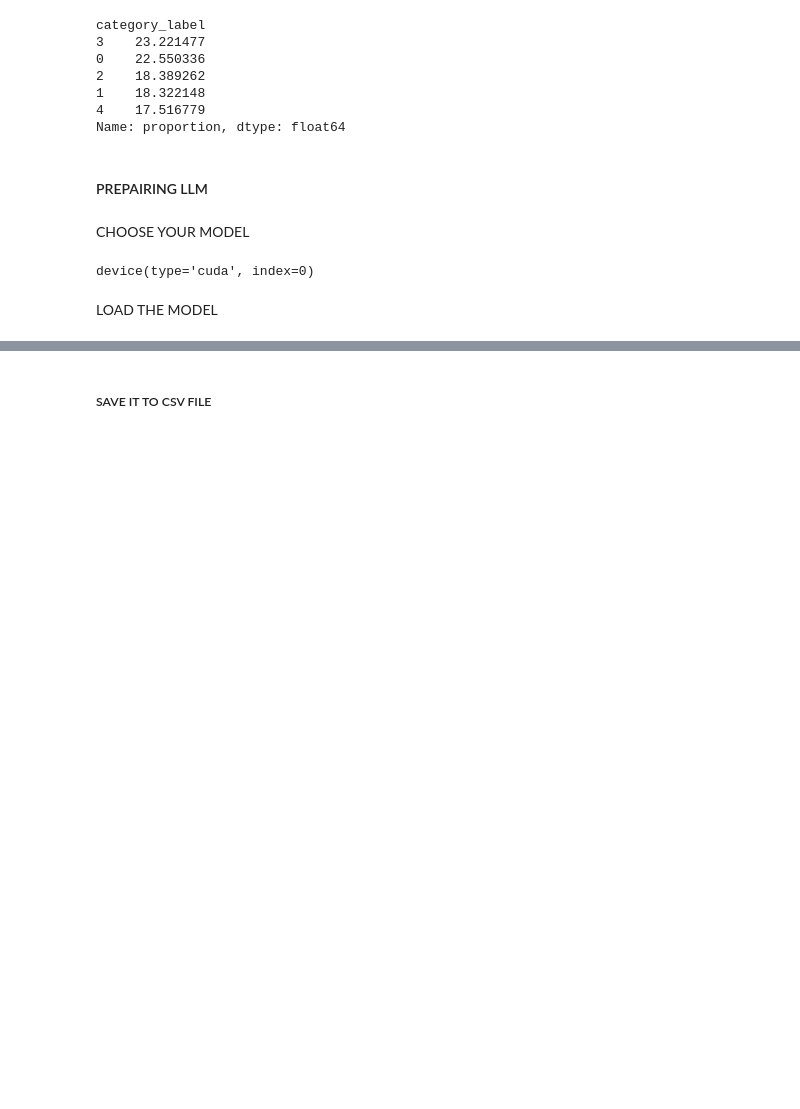
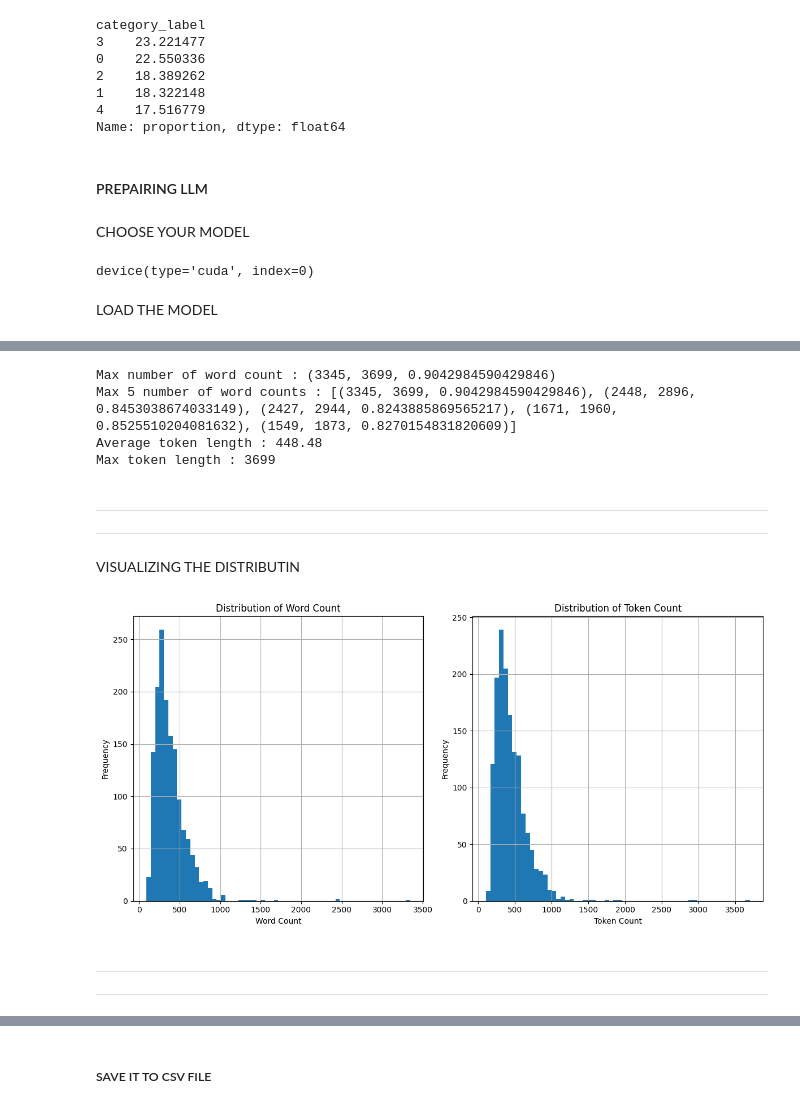
Before and after one commit to HappyBravo/IISc_selectionProblems, a Jupyter notebook: Problem_2/problem2.ipynb, the cells around one changed output, grey strips where cells are left out. Cells and saved outputs as stored; diff of their text form; code cells hidden in the pictures; blank space fills up the shorter version.

```diff
--- a/Problem_2/problem2.ipynb
+++ b/Problem_2/problem2.ipynb
@@ -307,0 +323,16 @@ USE IT
+# %%
+def no_tokens(text):
+    num_tokens = 0
+    word_len = 0
+    ratioo = 1.0
+    with torch.no_grad():
+        # tokenize whole text
+        word_len = len(text.strip().split())
+        inputs = tokenizer([text], return_tensors="pt")
+        num_tokens = len(inputs["input_ids"][0])
+        ratioo = word_len/num_tokens
+        print(f"-- Words = {word_len}, tokens = {num_tokens}, ratio = {ratioo}")
+    return (word_len, num_tokens, ratioo)
+
+print(f"Max acceptable token limit : {max_accept}")
+num_tokenss = df['text'].apply(no_tokens)
@@ -307,0 +358,16 @@ USE IT
+# %%
+print("Max number of word count :",max(num_tokenss))
+print("Max 5 number of word counts :", sorted(num_tokenss, reverse=1)[:5])
+print("Average token length :", round(np.mean([i[1] for i in num_tokenss]), 2))
+print("Max token length :", np.max([i[1] for i in num_tokenss]))
+# %% [output]
+Max number of word count : (3345, 3699, 0.9042984590429846)
+Max 5 number of word counts : [(3345, 3699, 0.9042984590429846), (2448, 2896, 0.8453038674033149), (2427, 2944, 0.8243885869565217), (1671, 1960, 0.8525510204081632), (1549, 1873, 0.8270154831820609)]
+Average token length : 448.48
+Max token length : 3699
+# %% [markdown]
+----
+
+----
+# %% [markdown]
+VISUALIZING THE DISTRIBUTIN
@@ -307,0 +376,35 @@ USE IT
+# %%
+# Extract word_count and token_count from the data
+dataa = []
+dataa[:] = num_tokenss[:] # COPYING
+
+word_counts = [item[0] for item in dataa]
+token_counts = [item[1] for item in dataa]
+
+# Create a figure with two subplots
+fig, axs = plt.subplots(1, 2, figsize=(12, 6))
+
+bin_count = 60
+
+# Plot distribution of word_count
+axs[0].hist(word_counts, bins=bin_count)
+axs[0].set_title('Distribution of Word Count')
+axs[0].set_xlabel('Word Count')
+axs[0].set_ylabel('Frequency')
+axs[0].grid(True)
+
+# Plot distribution of token_count
+axs[1].hist(token_counts, bins=bin_count)
+axs[1].set_title('Distribution of Token Count')
+axs[1].set_xlabel('Token Count')
+axs[1].set_ylabel('Frequency')
+axs[1].grid(True)
+
+# Adjust layout to prevent overlapping
+plt.tight_layout()
+# %% [output]
+[figure, added]
+# %% [markdown]
+----
+
+----
```
Also changed, not shown: parts of 26 cells of this notebook, 2 other files.
